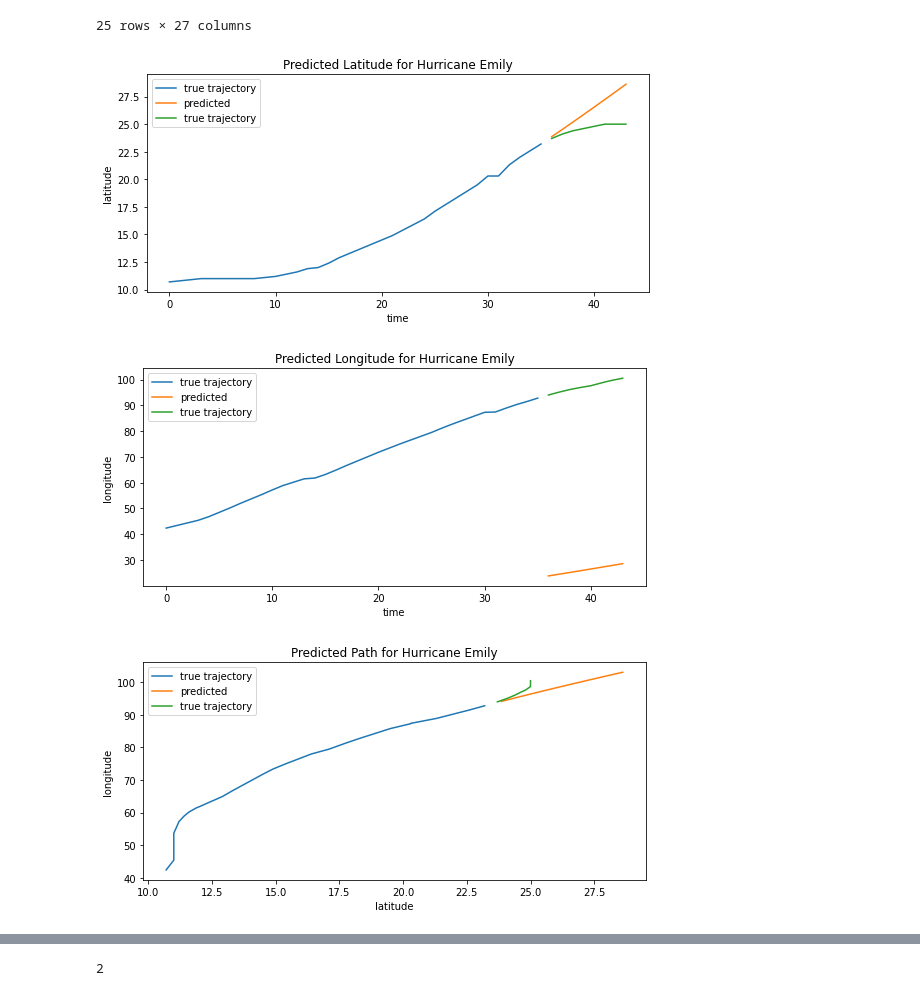
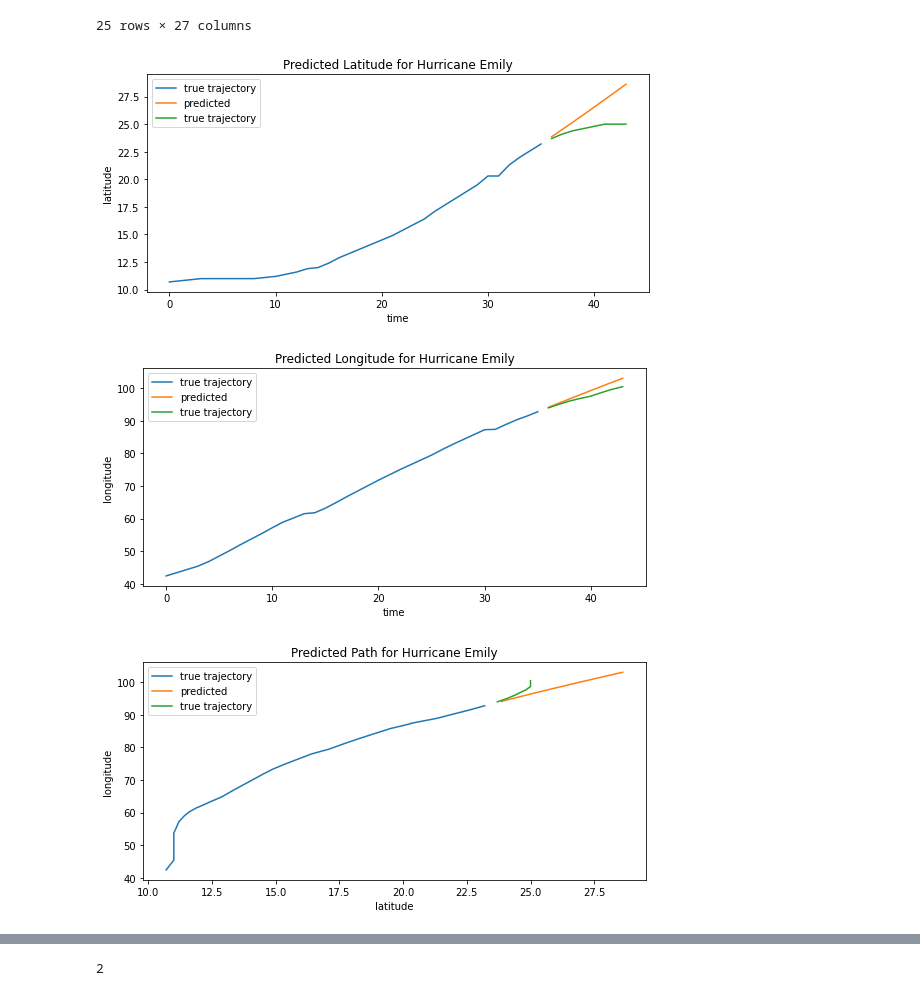
Before and after one commit to samco7/hurricane-prediction, a Jupyter notebook: Code/initial_predictions.ipynb, the cells around one changed output, grey strips where cells are left out. Saved outputs shown, nothing was run; the diff lists cells and outputs as text; code cells hidden in the pictures.

```diff
--- a/Code/initial_predictions.ipynb
+++ b/Code/initial_predictions.ipynb
@@ -193,40 +193,40 @@ plt.legend()
 plt.show()
 
 plt.plot(np.arange(36), list(data['Longitude'][:-indexes]),label='true trajectory')
-plt.plot(np.arange(36,36+indexes), predicted_vals[:,0],label='predicted')
+plt.plot(np.arange(36,36+indexes), predicted_vals[:,1],label='predicted')
 plt.plot(np.arange(36,36+indexes), list(data['Longitude'][-indexes:]),label='true trajectory')
 plt.title('Predicted Longitude for Hurricane Emily')
 plt.xlabel('time')
 plt.ylabel('longitude')
 plt.legend()
 plt.show()
 
 plt.plot(list(data['Latitude'][:-indexes]), list(data['Longitude'][:-indexes]),label='true trajectory')
 plt.plot(predicted_vals[:,0], predicted_vals[:,1],label='predicted')
 plt.plot(list(data['Latitude'][-indexes:]), list(data['Longitude'][-indexes:]),label='true trajectory')
 plt.title('Predicted Path for Hurricane Emily')
 plt.xlabel('latitude')
 plt.ylabel('longitude')
 plt.legend()
 plt.show()
 
 
 # plt.plot(np.arange(24-5), list(data['Longitude']))
 # plt.plot(np.arange(23,28), predicted_vals[:,1])
 # plt.title('Predicted Longitude for Hurricane Alex')
 # plt.xlabel('time')
 # plt.ylabel('longitude')
 # plt.show()
 
 # plt.plot(list(data['Latitude']), list(data['Longitude']))
 # plt.plot(predicted_vals[:,0], predicted_vals[:,1])
 # plt.title('Predicted Path for Hurricane Alex')
 # plt.xlabel('latitude')
 # plt.ylabel('longitude')
 # plt.show()
 # %% [output]
 [figure]
-[figure, old version]
+[figure, new version]
 [figure]
 # %%
 true_traj = (np.arange(36), list(data['Latitude'][:-indexes]))
```
Also changed, not shown: parts of 3 cells of this notebook, 11 other files.
